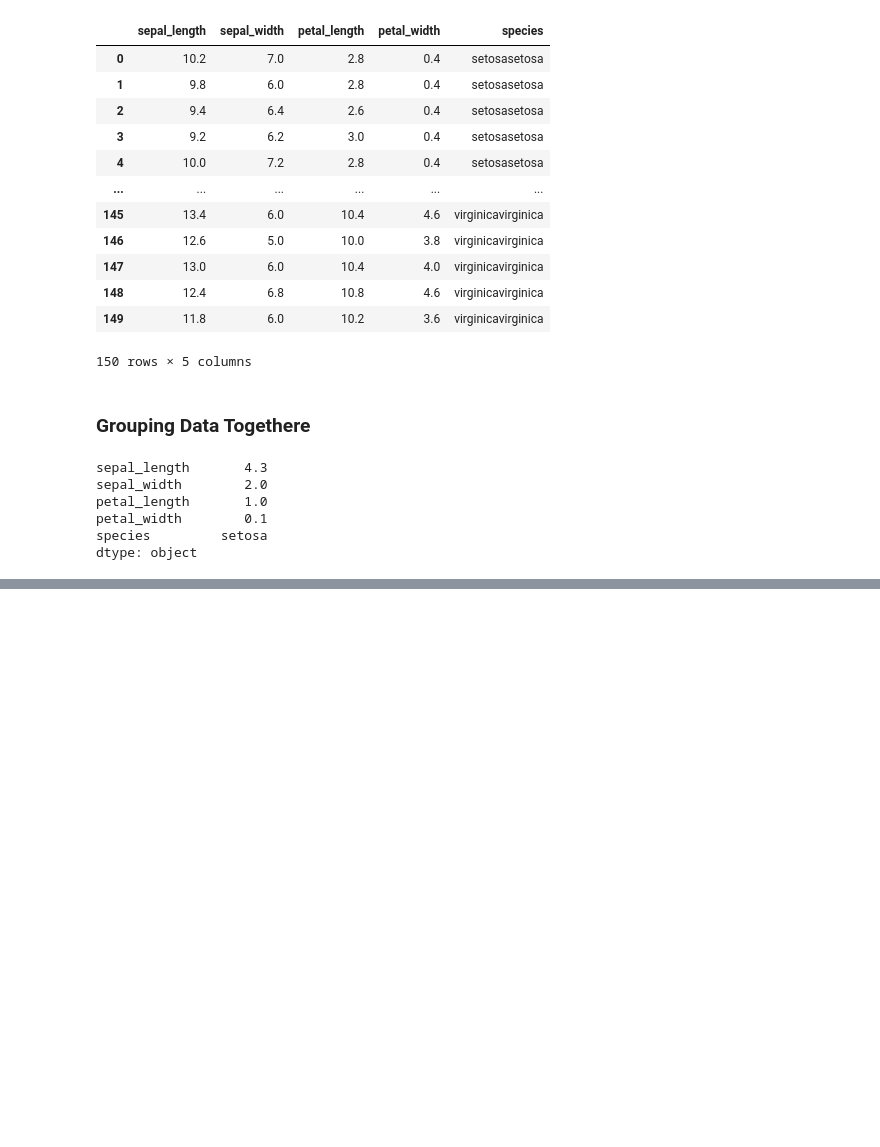
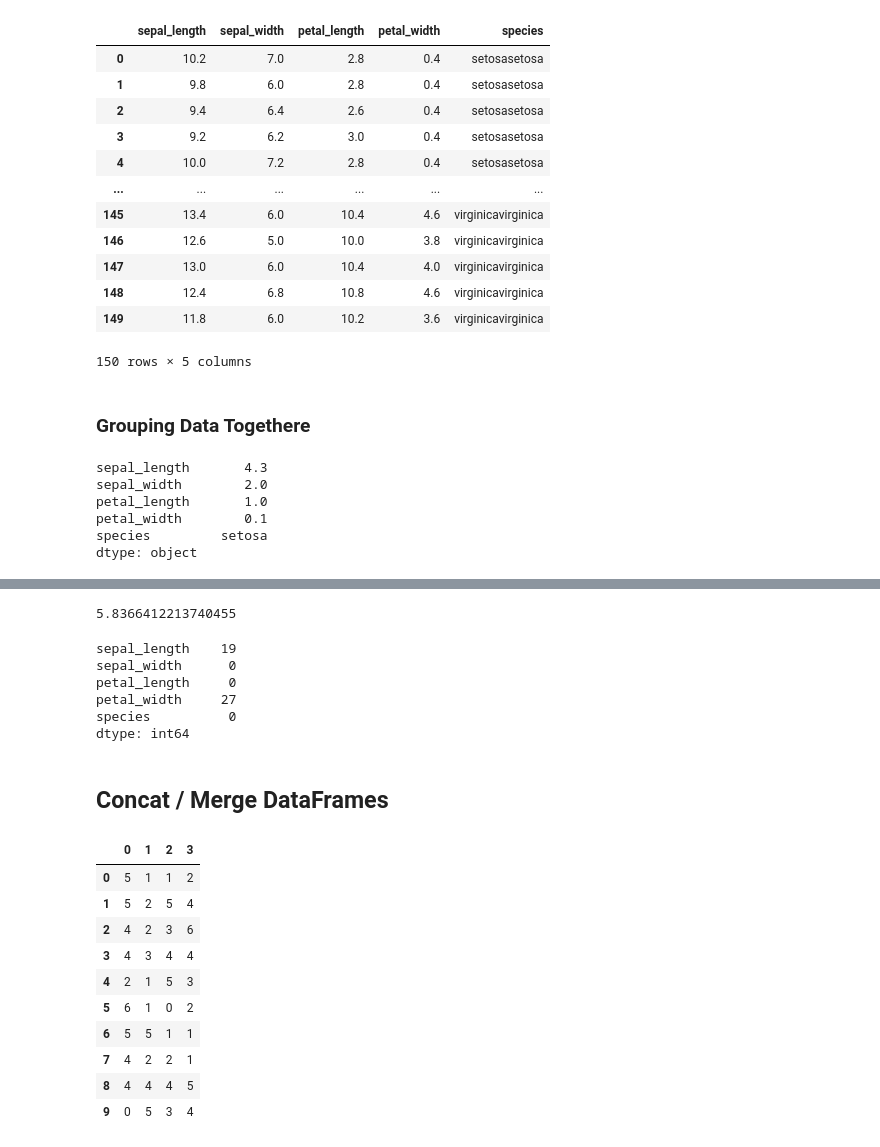
Before and after one commit to shreyabhalgat/Data-Science, a Jupyter notebook: Pandas/Iris Dataset Intro.ipynb, the cells around one changed output, grey strips where cells are left out. Saved outputs shown, nothing was run; the diff lists cells and outputs as text; code cells hidden in the pictures; blank space fills up the shorter version.

```diff
--- a/Pandas/Iris Dataset Intro.ipynb
+++ b/Pandas/Iris Dataset Intro.ipynb
@@ -268,0 +429,15 @@ dtype: object
+# %%
+iris['sepal_length'].mean()
+# %% [output]
+5.8366412213740455
+# %%
+iris.isna().sum()
+# %% [output]
+sepal_length    19
+sepal_width      0
+petal_length     0
+petal_width     27
+species          0
+dtype: int64
+# %% [markdown]
+## Concat / Merge DataFrames
@@ -268,0 +446,14 @@ dtype: object
+# %%
+new_df
+# %% [output]
+|  | 0 | 1 | 2 | 3 |
+| 0 | 5 | 1 | 1 | 2 |
+| 1 | 5 | 2 | 5 | 4 |
+| 2 | 4 | 2 | 3 | 6 |
+| 3 | 4 | 3 | 4 | 4 |
+| 4 | 2 | 1 | 5 | 3 |
+| 5 | 6 | 1 | 0 | 2 |
+| 6 | 5 | 5 | 1 | 1 |
+| 7 | 4 | 2 | 2 | 1 |
+| 8 | 4 | 4 | 4 | 5 |
+| 9 | 0 | 5 | 3 | 4 |
```
Also changed, not shown: parts of 33 cells of this notebook, 14 other files.
